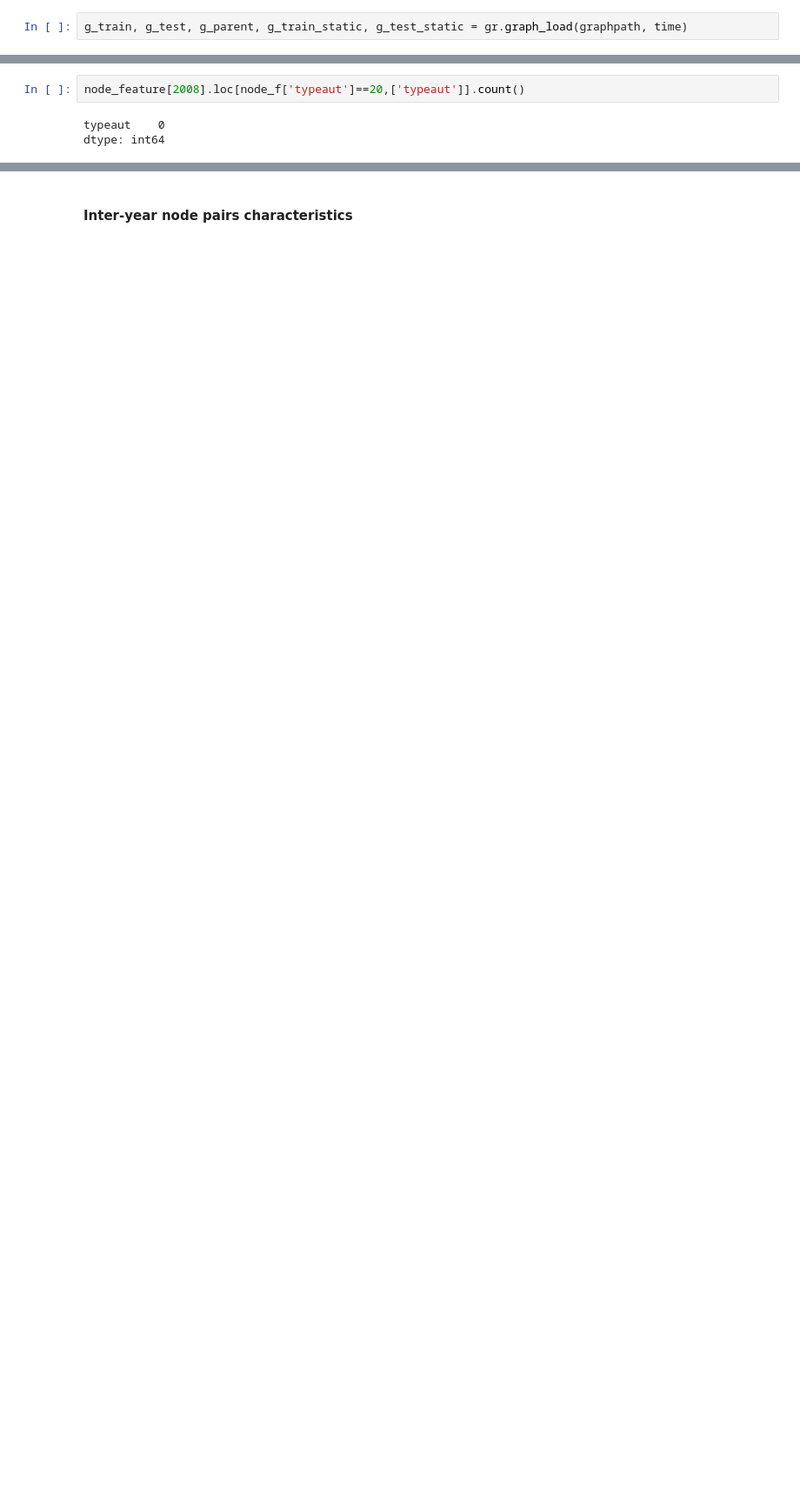
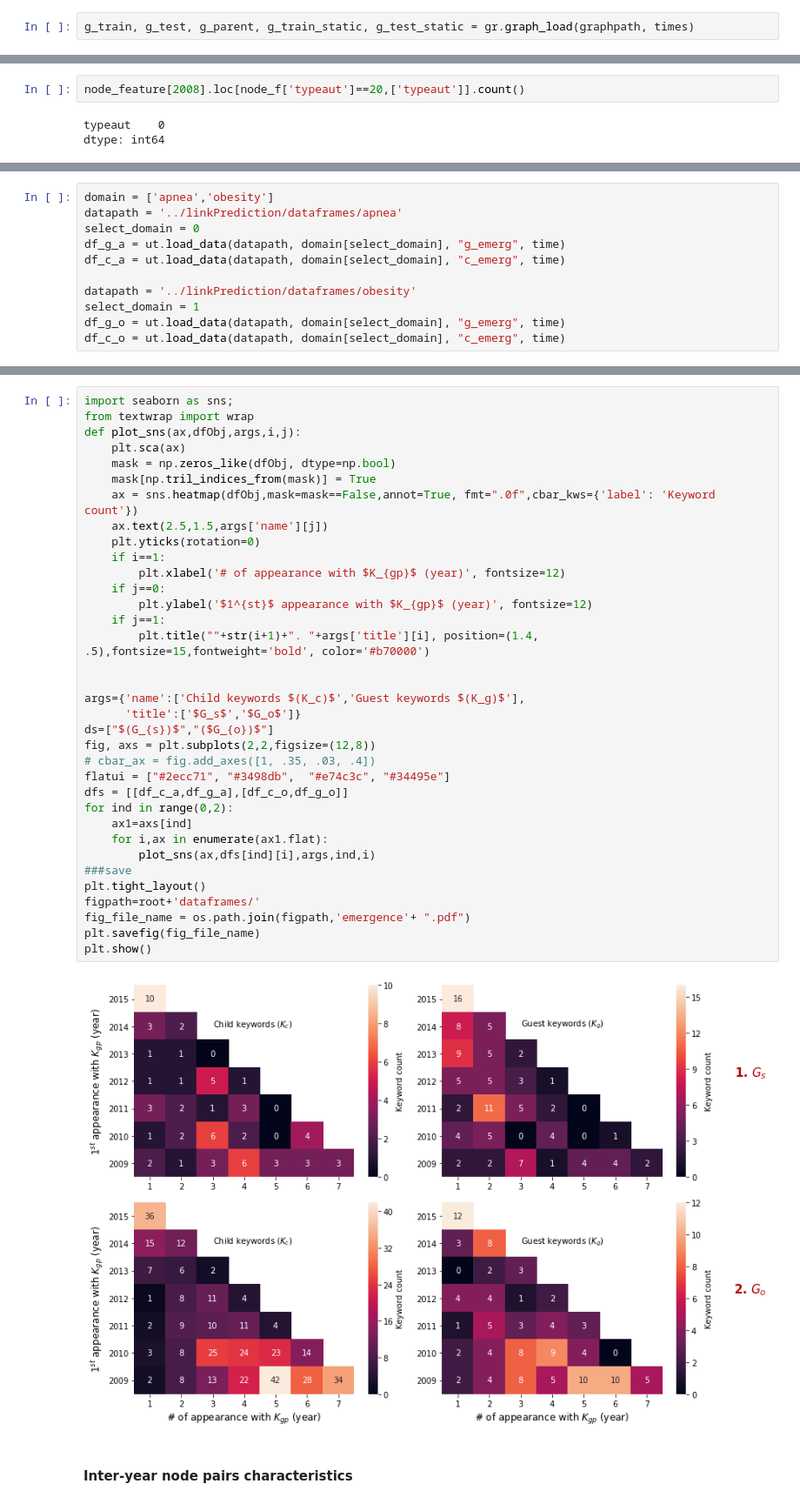
Before and after one commit to ffaisal93/linkPrediction, a Jupyter notebook: Link_Analysis.ipynb, the cells around one changed output, grey strips where cells are left out. Shown at 87% size. Saved outputs shown, nothing was run; the diff lists cells and outputs as text; blank space fills up the shorter version.

```diff
--- a/Link_Analysis.ipynb
+++ b/Link_Analysis.ipynb
@@ -83,5 +73,5 @@ for tout in range(1991,2008,8):
 # %%
-g_train, g_test, g_parent, g_train_static, g_test_static = gr.graph_load(graphpath, time)
+g_train, g_test, g_parent, g_train_static, g_test_static = gr.graph_load(graphpath, times)
 # %% [output]
 ../linkPrediction/graphs/obesity\train_graph_2008.gpickle loaded, nodes: 2356 edges: 10282
 ../linkPrediction/graphs/obesity\train_graph_2009.gpickle loaded, nodes: 2092 edges: 10477
@@ -359,0 +464,11 @@ train_data[2008].head()
+# %%
+domain = ['apnea','obesity']
+datapath = '../linkPrediction/dataframes/apnea'
+select_domain = 0
+df_g_a = ut.load_data(datapath, domain[select_domain], "g_emerg", time)
+df_c_a = ut.load_data(datapath, domain[select_domain], "c_emerg", time)
+
+datapath = '../linkPrediction/dataframes/obesity'
+select_domain = 1
+df_g_o = ut.load_data(datapath, domain[select_domain], "g_emerg", time)
+df_c_o = ut.load_data(datapath, domain[select_domain], "c_emerg", time)
@@ -360,3 +480,40 @@ train_data[2008].head()
+# %%
+import seaborn as sns;
+from textwrap import wrap
+def plot_sns(ax,dfObj,args,i,j):
+    plt.sca(ax)
+    mask = np.zeros_like(dfObj, dtype=np.bool)
+    mask[np.tril_indices_from(mask)] = True
+    ax = sns.heatmap(dfObj,mask=mask==False,annot=True, fmt=".0f",cbar_kws={'label': 'Keyword count'})
+    ax.text(2.5,1.5,args['name'][j])
+    plt.yticks(rotation=0)
+    if i==1:
+        plt.xlabel('# of appearance with $K_{gp}$ (year)', fontsize=12)
+    if j==0:
+        plt.ylabel('$1^{st}$ appearance with $K_{gp}$ (year)', fontsize=12)
+    if j==1:
+        plt.title(""+str(i+1)+". "+args['title'][i], position=(1.4, .5),fontsize=15,fontweight='bold', color='#b70000')
+
+
+args={'name':['Child keywords $(K_c)$','Guest keywords $(K_g)$'],
+      'title':['$G_s$','$G_o$']}
+ds=["$(G_{s})$","($G_{o})$"]
+fig, axs = plt.subplots(2,2,figsize=(12,8))
+# cbar_ax = fig.add_axes([1, .35, .03, .4])
+flatui = ["#2ecc71", "#3498db",  "#e74c3c", "#34495e"]
+dfs = [[df_c_a,df_g_a],[df_c_o,df_g_o]]
+for ind in range(0,2):
+    ax1=axs[ind]
+    for i,ax in enumerate(ax1.flat):
+        plot_sns(ax,dfs[ind][i],args,ind,i)
+###save
+plt.tight_layout()
+figpath=root+'dataframes/'
+fig_file_name = os.path.join(figpath,'emergence'+ ".pdf")
+plt.savefig(fig_file_name)
+plt.show()
+# %% [output]
+[figure, added]
 # %% [markdown]
 #### Inter-year node pairs characteristics
 # %%
```
Also changed, not shown: parts of 12 cells of this notebook, 1 other file.
